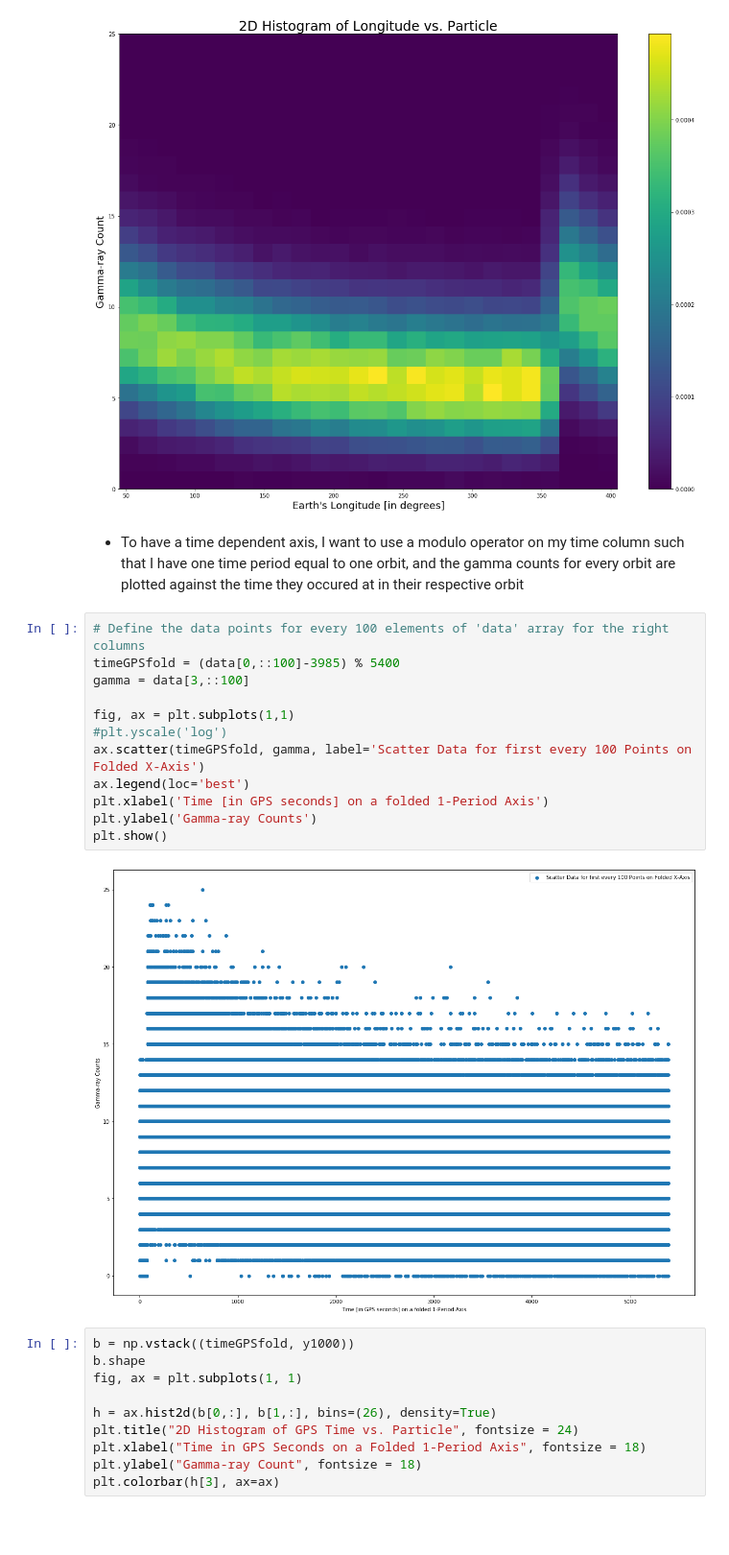
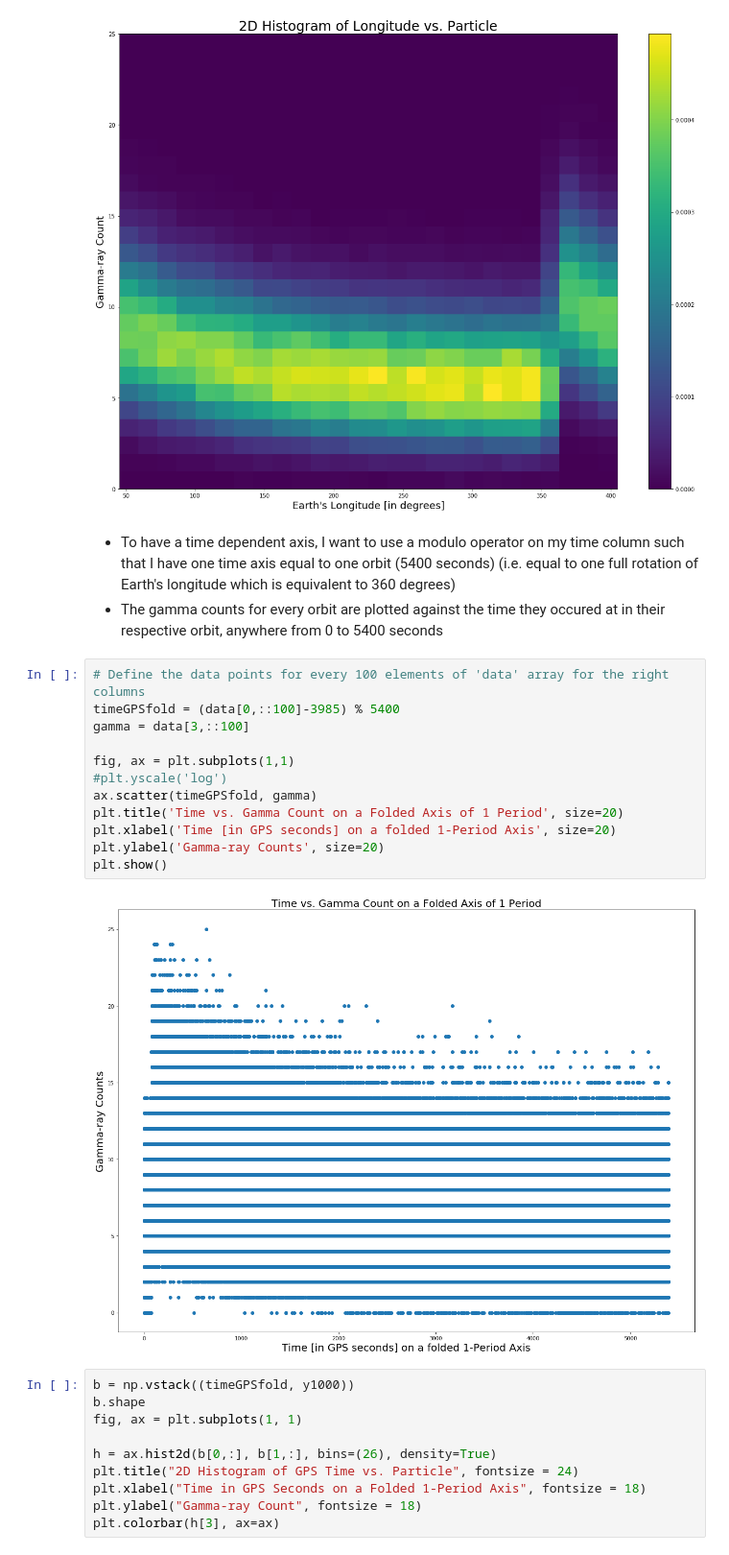
Before and after one commit to jbc1216/434-Portfolio, a Jupyter notebook: FinchCarr_Lab04.ipynb, the cells around one changed output. Shown: that part at 96% size. Cells and saved outputs as stored; diff of their text form; blank space fills up the shorter version.

```diff
--- a/FinchCarr_Lab04.ipynb
+++ b/FinchCarr_Lab04.ipynb
@@ -88,21 +88,22 @@ plt.colorbar(h[3], ax=ax)
 <matplotlib.colorbar.Colorbar at 0x...>
 [figure]
 # %% [markdown]
-- To have a time dependent axis, I want to use a modulo operator on my time column such that I have one time period equal to one orbit, and the gamma counts for every orbit are plotted against the time they occured at in their respective orbit
+- To have a time dependent axis, I want to use a modulo operator on my time column such that I have one time axis equal to one orbit (5400 seconds) (i.e. equal to one full rotation of Earth's longitude which is equivalent to 360 degrees)
+- The gamma counts for every orbit are plotted against the time they occured at in their respective orbit, anywhere from 0 to 5400 seconds
 # %%
 # Define the data points for every 100 elements of 'data' array for the right columns
 timeGPSfold = (data[0,::100]-3985) % 5400
 gamma = data[3,::100]
 
 fig, ax = plt.subplots(1,1)
 #plt.yscale('log')
-ax.scatter(timeGPSfold, gamma, label='Scatter Data for first every 100 Points on Folded X-Axis')
-ax.legend(loc='best')
-plt.xlabel('Time [in GPS seconds] on a folded 1-Period Axis')
-plt.ylabel('Gamma-ray Counts')
+ax.scatter(timeGPSfold, gamma)
+plt.title('Time vs. Gamma Count on a Folded Axis of 1 Period', size=20)
+plt.xlabel('Time [in GPS seconds] on a folded 1-Period Axis', size=20)
+plt.ylabel('Gamma-ray Counts', size=20)
 plt.show()
 # %% [output]
-[figure, old version]
+[figure, new version]
 # %%
 b = np.vstack((timeGPSfold, y1000))
 b.shape
```
Also changed, not shown: parts of 36 cells of this notebook.
